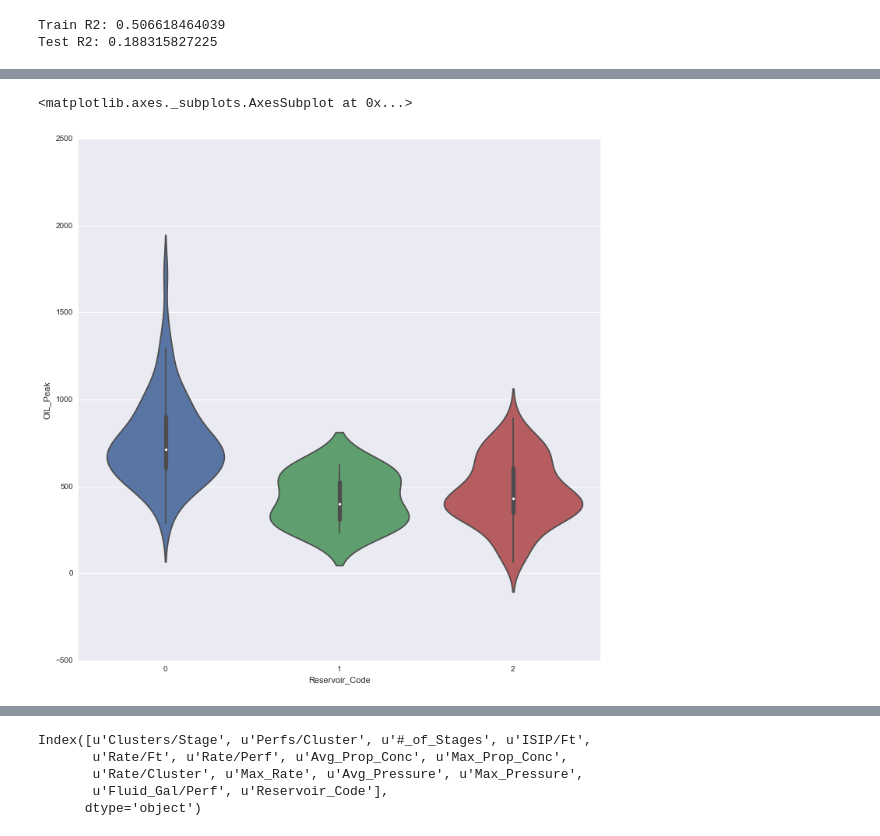
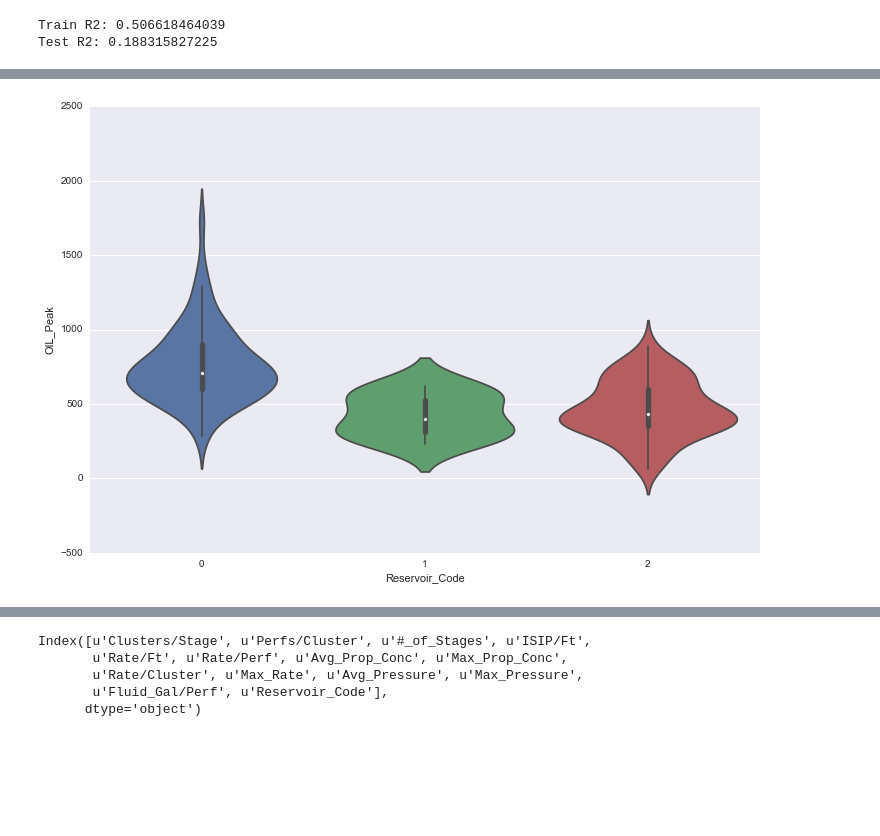
Before and after one commit to jpgrana/bayesian-approach-predicting-well-production, a Jupyter notebook: model_reservoir.ipynb, the cells around one changed output, grey strips where cells are left out. Saved outputs shown, nothing was run; the diff lists cells and outputs as text; code cells hidden in the pictures; blank space fills up the shorter version.

```diff
--- a/model_reservoir.ipynb
+++ b/model_reservoir.ipynb
@@ -158,10 +166,10 @@ Train_WAIC: 1806.43408787
 # %%
 y_plot = pd.concat((y_train, X_train['Reservoir_Code']), axis=1)
-fig = plt.figure(figsize=(12,12))
+fig = plt.figure(figsize=(12,8))
 ax = fig.add_subplot(111)
 sns.violinplot(y_plot['OIL_Peak'], groupby=y_plot['Reservoir_Code'])
+# plt.savefig('../other/figures/reservoir_violinplot', dpi=400)
 # %% [output]
-<matplotlib.axes._subplots.AxesSubplot at 0x...>
-[figure, old version]
+[figure, new version]
 # %%
 y_plot = pd.concat((y_train, X_train['Field_Code']), axis=1)
```
Also changed, not shown: parts of 10 cells of this notebook, 1 other file.
